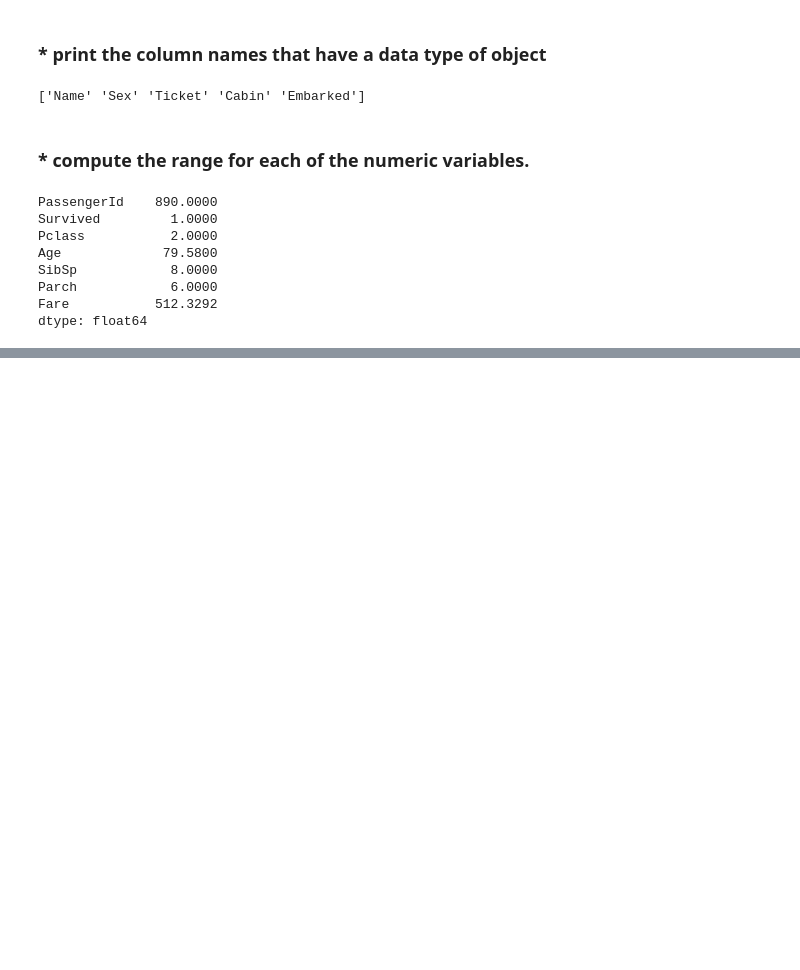
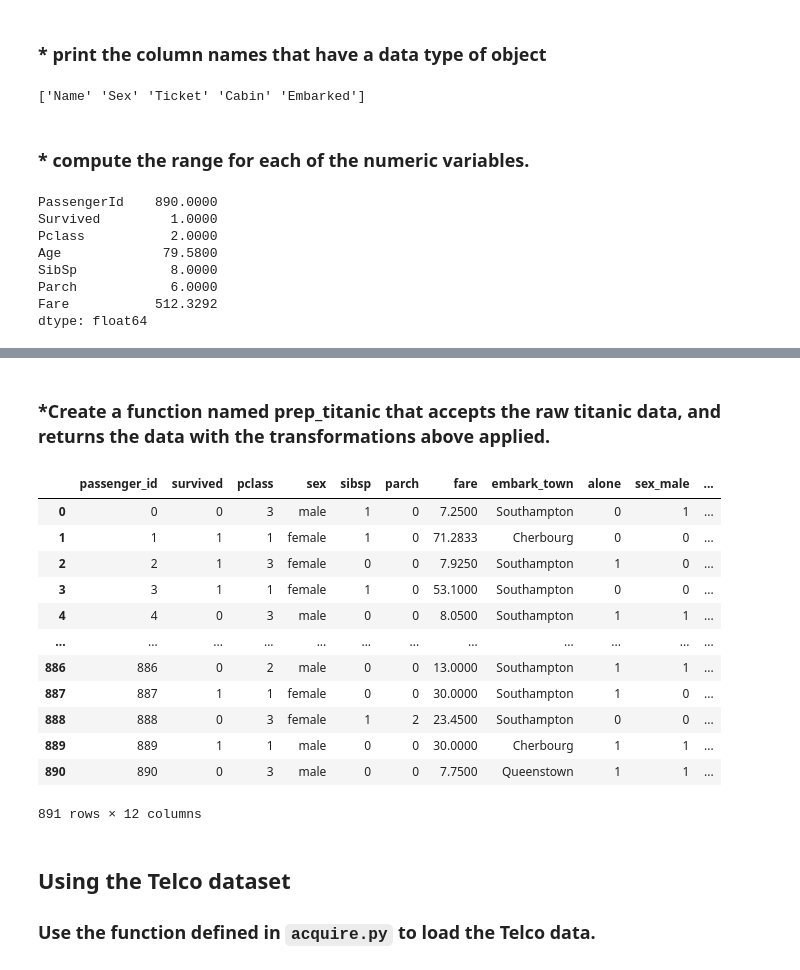
Before and after one commit to joshua-shorterivey/classification-exercises, a Jupyter notebook: classification_exercises.ipynb, the cells around one changed output, grey strips where cells are left out. Drawn from its saved outputs; the diff is of its cells as text; code cells hidden in the pictures; blank space fills up the shorter version.

Commit message:
added prepare.py amended: acquire.py, classification_exercises

```diff
--- a/classification_exercises.ipynb
+++ b/classification_exercises.ipynb
@@ -254,0 +446,42 @@ dtype: float64
+# %%
+df_titanic = pd.concat([df_titanic, dummy_titanic], axis=1)
+# %% [markdown]
+### *Create a function named prep_titanic that accepts the raw titanic data, and returns the data with the transformations above applied.
+# %%
+def prep_titanic(df_titanic):
+    """
+    """
+    df_titanic.drop(['Unnamed: 0', 'embarked', 'class', 'age', 'deck'], axis=1, inplace=True)
+
+    imputer = SimpleImputer(missing_values=np.nan, strategy='most_frequent')
+    imputer =  imputer.fit(df_titanic[['embark_town']])
+    df_titanic[['embark_town']] = imputer.transform(df_titanic[['embark_town']])
+
+    dummy_titanic = pd.get_dummies(df_titanic[['sex', 'embark_town']], dummy_na=False, drop_first=['True', 'True'])
+    df_titanic = pd.concat([df_titanic, dummy_titanic], axis=1)
+
+    return df_titanic
+# %%
+df_test = acquire.get_titanic_data()
+# %%
+df_test = prep_titanic(df_test)
+# %%
+df_test
+# %% [output]
+|  | passenger_id | survived | pclass | sex | sibsp | parch | fare | embark_town | alone | sex_male | ... |
+| 0 | 0 | 0 | 3 | male | 1 | 0 | 7.2500 | Southampton | 0 | 1 | ... |
+| 1 | 1 | 1 | 1 | female | 1 | 0 | 71.2833 | Cherbourg | 0 | 0 | ... |
+| 2 | 2 | 1 | 3 | female | 0 | 0 | 7.9250 | Southampton | 1 | 0 | ... |
+| 3 | 3 | 1 | 1 | female | 1 | 0 | 53.1000 | Southampton | 0 | 0 | ... |
+| 4 | 4 | 0 | 3 | male | 0 | 0 | 8.0500 | Southampton | 1 | 1 | ... |
+| ... | ... | ... | ... | ... | ... | ... | ... | ... | ... | ... | ... |
+| 886 | 886 | 0 | 2 | male | 0 | 0 | 13.0000 | Southampton | 1 | 1 | ... |
+| 887 | 887 | 1 | 1 | female | 0 | 0 | 30.0000 | Southampton | 1 | 0 | ... |
+| 888 | 888 | 0 | 3 | female | 1 | 2 | 23.4500 | Southampton | 0 | 0 | ... |
+| 889 | 889 | 1 | 1 | male | 0 | 0 | 30.0000 | Cherbourg | 1 | 1 | ... |
+| 890 | 890 | 0 | 3 | male | 0 | 0 | 7.7500 | Queenstown | 1 | 1 | ... |
+891 rows × 12 columns
+# %% [markdown]
+## Using the Telco dataset
+
+### Use the function defined in `acquire.py` to load the Telco data.
```
Also changed, not shown: parts of 54 cells of this notebook, 2 other files.
